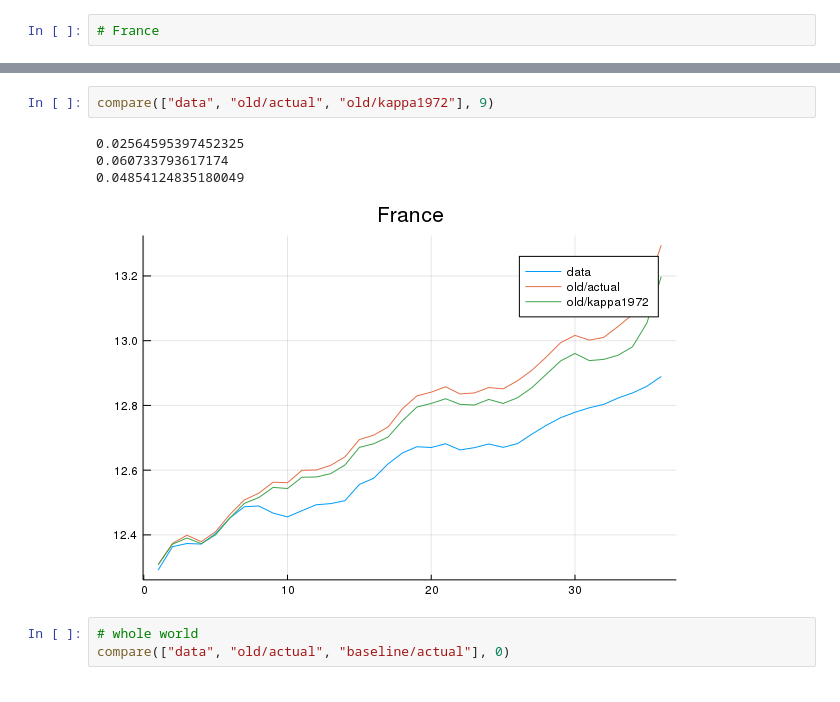
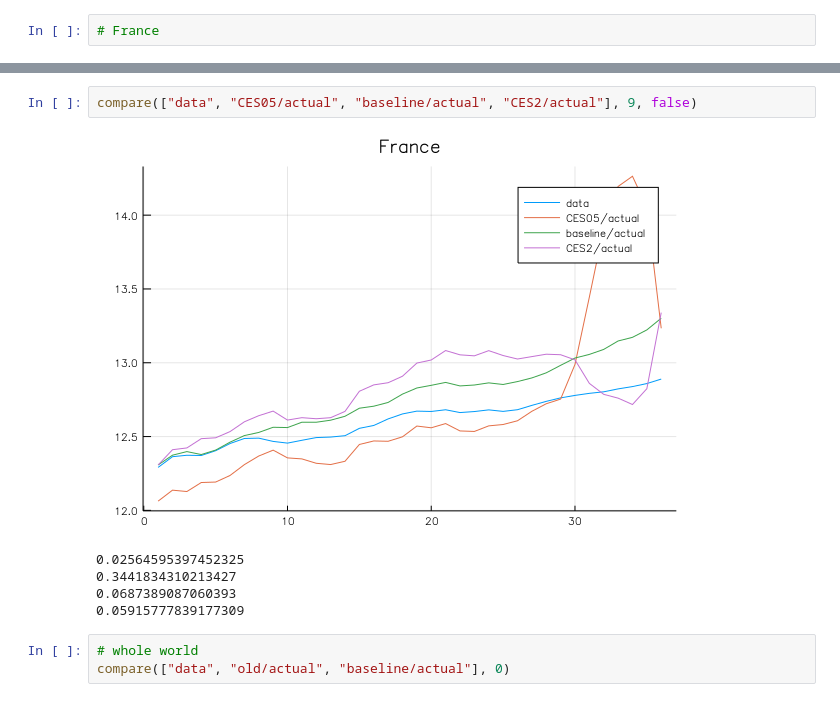
Before and after one commit to korenmiklos/impvol-julia, a Jupyter notebook: notebooks/Compare scenarios.ipynb, the cells around one changed output, grey strips where cells are left out. Saved outputs shown, nothing was run; the diff lists cells and outputs as text.

```diff
--- a/notebooks/Compare scenarios.ipynb
+++ b/notebooks/Compare scenarios.ipynb
@@ -83,10 +83,11 @@ compare(["data", "baseline/actual", "baseline/kappa1972"], 9, true)
 # %%
-compare(["data", "old/actual", "old/kappa1972"], 9)
+compare(["data", "CES05/actual", "baseline/actual", "CES2/actual"], 9, false)
 # %% [output]
+[figure, new version]
 0.02564595397452325
-0.060733793617174
-0.04854124835180049
+0.3441834310213427
+0.0687389087060393
+0.05915777839177309
-[figure, old version]
 # %%
 # whole world
 compare(["data", "old/actual", "baseline/actual"], 0)
```
Also changed, not shown: parts of 3 cells of this notebook, 1 other file.
